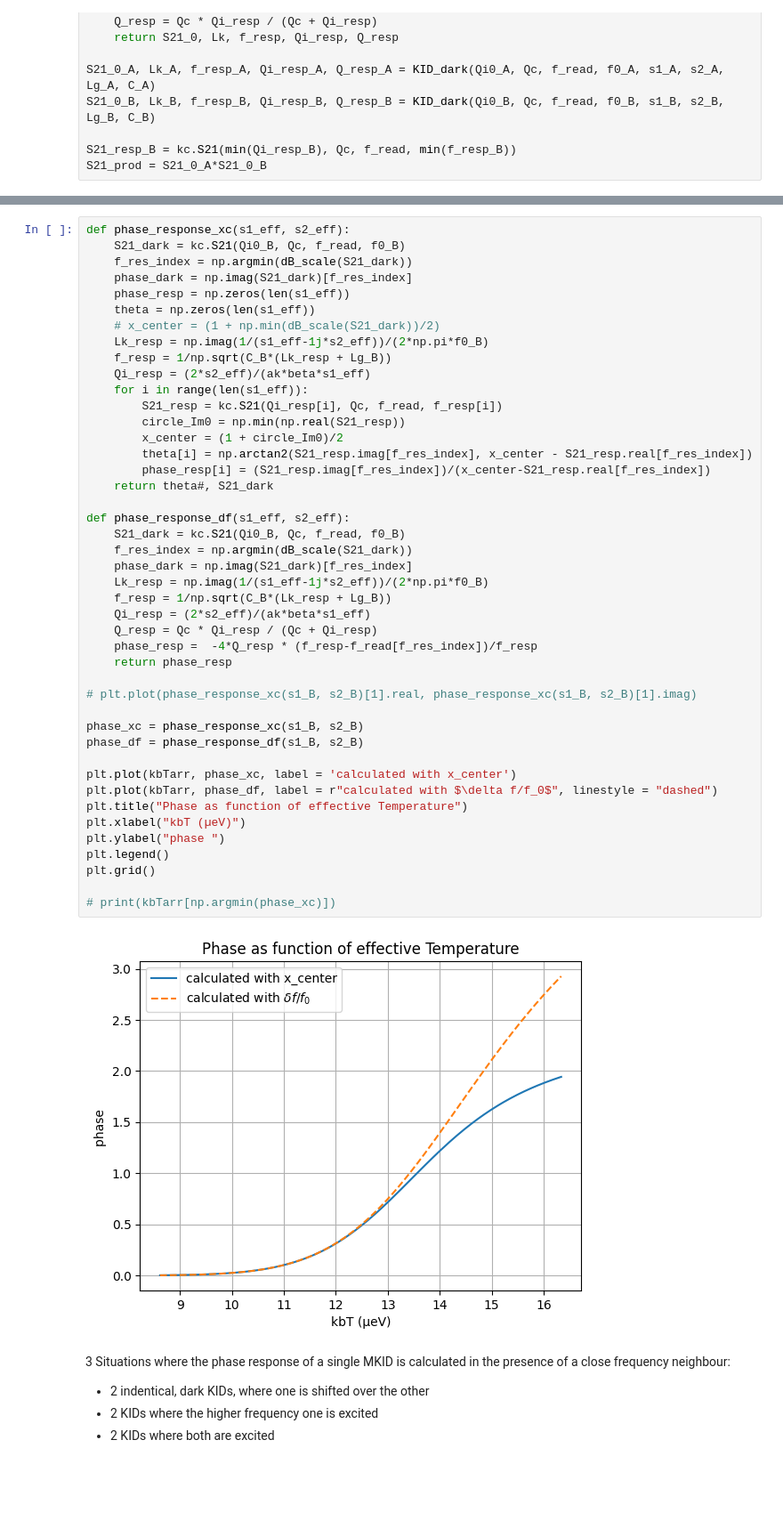
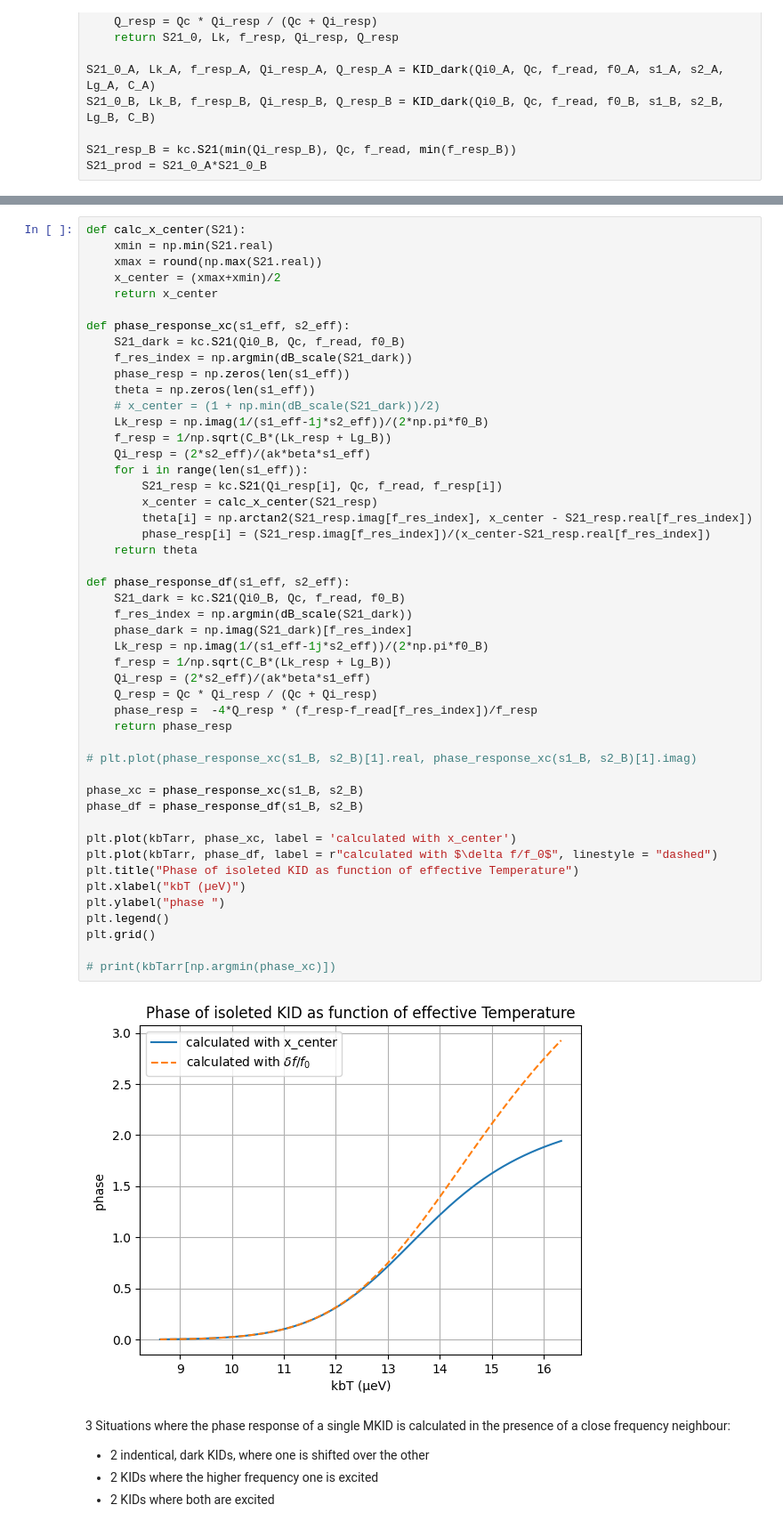
Before and after one commit to HesselSchulte/Python_KID_model, a Jupyter notebook: Fres shift jupyter.ipynb, the cells around one changed output, grey strips where cells are left out. Shown: that part at 89% size. Cells and saved outputs as stored; diff of their text form; blank space fills up the shorter version.

Commit message:
Made plot for phase response of single KID excited with a near frequency neighbour (Trouble with calculating x_center?)

```diff
--- a/Fres shift jupyter.ipynb
+++ b/Fres shift jupyter.ipynb
@@ -136,8 +174,13 @@ interactive(children=(FloatSlider(value=8.617, description='kbT', max=17.9701876
 # %%
+def calc_x_center(S21):
+    xmin = np.min(S21.real)
+    xmax = round(np.max(S21.real))
+    x_center = (xmax+xmin)/2
+    return x_center
+
 def phase_response_xc(s1_eff, s2_eff):
     S21_dark = kc.S21(Qi0_B, Qc, f_read, f0_B)
     f_res_index = np.argmin(dB_scale(S21_dark))
-    phase_dark = np.imag(S21_dark)[f_res_index]
     phase_resp = np.zeros(len(s1_eff))
     theta = np.zeros(len(s1_eff))
     # x_center = (1 + np.min(dB_scale(S21_dark))/2)
@@ -146,39 +189,38 @@ def phase_response_xc(s1_eff, s2_eff):
     Qi_resp = (2*s2_eff)/(ak*beta*s1_eff)
     for i in range(len(s1_eff)):
         S21_resp = kc.S21(Qi_resp[i], Qc, f_read, f_resp[i])
-        circle_Im0 = np.min(np.real(S21_resp))
-        x_center = (1 + circle_Im0)/2
+        x_center = calc_x_center(S21_resp)
         theta[i] = np.arctan2(S21_resp.imag[f_res_index], x_center - S21_resp.real[f_res_index])
         phase_resp[i] = (S21_resp.imag[f_res_index])/(x_center-S21_resp.real[f_res_index])
-    return theta#, S21_dark
+    return theta
 
 def phase_response_df(s1_eff, s2_eff):
     S21_dark = kc.S21(Qi0_B, Qc, f_read, f0_B)
     f_res_index = np.argmin(dB_scale(S21_dark))
     phase_dark = np.imag(S21_dark)[f_res_index]
     Lk_resp = np.imag(1/(s1_eff-1j*s2_eff))/(2*np.pi*f0_B)
     f_resp = 1/np.sqrt(C_B*(Lk_resp + Lg_B))
     Qi_resp = (2*s2_eff)/(ak*beta*s1_eff)
     Q_resp = Qc * Qi_resp / (Qc + Qi_resp)
     phase_resp =  -4*Q_resp * (f_resp-f_read[f_res_index])/f_resp
     return phase_resp
 
 # plt.plot(phase_response_xc(s1_B, s2_B)[1].real, phase_response_xc(s1_B, s2_B)[1].imag)
 
 phase_xc = phase_response_xc(s1_B, s2_B)
 phase_df = phase_response_df(s1_B, s2_B)
 
 plt.plot(kbTarr, phase_xc, label = 'calculated with x_center')
 plt.plot(kbTarr, phase_df, label = r"calculated with $\delta f/f_0$", linestyle = "dashed")
-plt.title("Phase as function of effective Temperature")
+plt.title("Phase of isoleted KID as function of effective Temperature")
 plt.xlabel("kbT (µeV)")
 plt.ylabel("phase ")
 plt.legend()
 plt.grid()
 
 # print(kbTarr[np.argmin(phase_xc)])
 # %% [output]
-[figure, old version]
+[figure, new version]
 # %% [markdown]
 3 Situations where the phase response of a single MKID is calculated in the presence of a close frequency neighbour:
 - 2 indentical, dark KIDs, where one is shifted over the other
```
Also changed, not shown: parts of 9 cells of this notebook.
